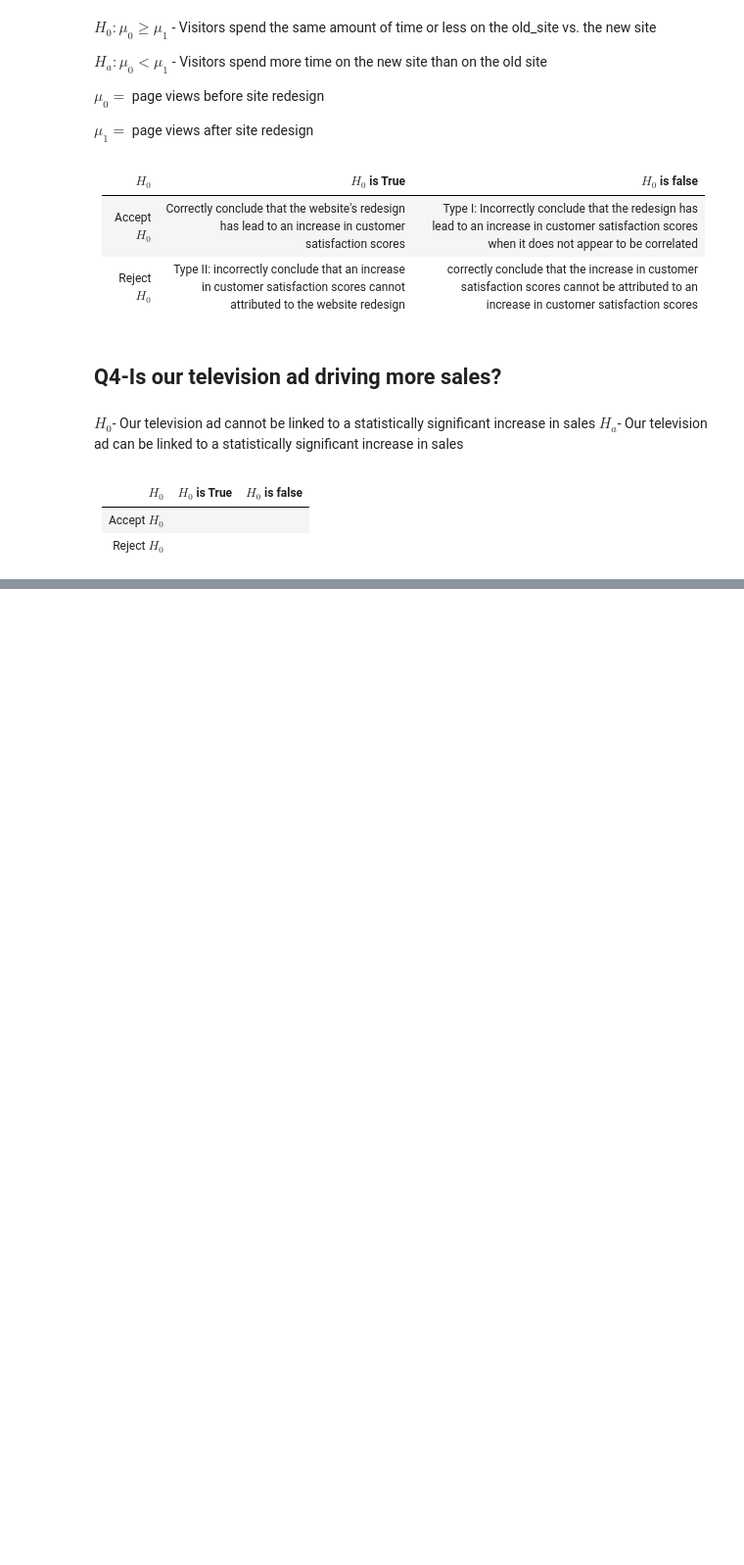
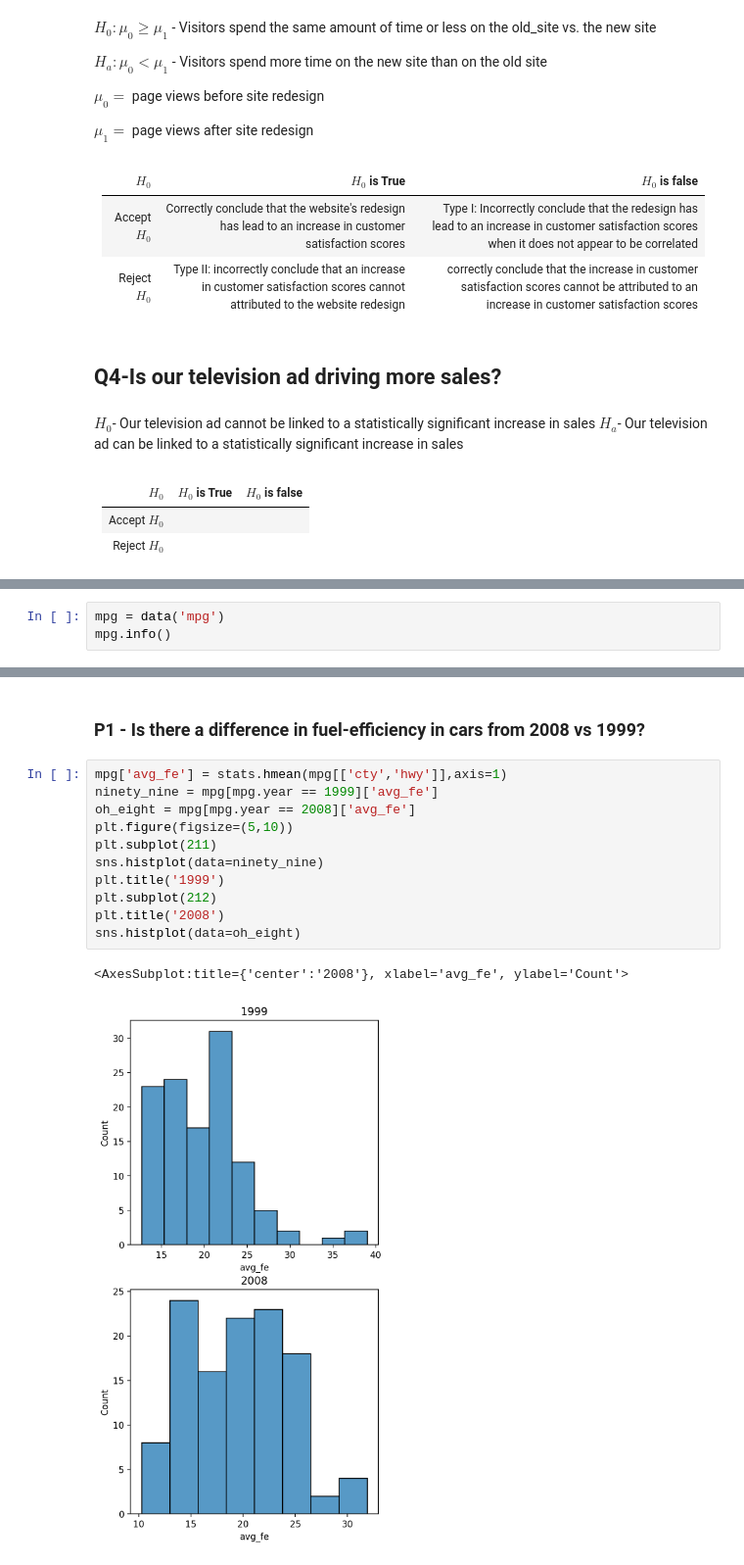
Before and after one commit to Is0metry/statistics-exercises, a Jupyter notebook: hypothesis_testing.ipynb, the cells around one changed output, grey strips where cells are left out. Shown at 98% size. Drawn from its saved outputs; the diff is of its cells as text; blank space fills up the shorter version.

```diff
--- a/hypothesis_testing.ipynb
+++ b/hypothesis_testing.ipynb
@@ -43,0 +141,3 @@ Reject $H_{0}$ | |
+# %%
+mpg = data('mpg')
+mpg.info()
@@ -43,0 +163,16 @@ Reject $H_{0}$ | |
+# %% [markdown]
+### P1 - Is there a difference in fuel-efficiency in cars from 2008 vs 1999?
+# %%
+mpg['avg_fe'] = stats.hmean(mpg[['cty','hwy']],axis=1)
+ninety_nine = mpg[mpg.year == 1999]['avg_fe']
+oh_eight = mpg[mpg.year == 2008]['avg_fe']
+plt.figure(figsize=(5,10))
+plt.subplot(211)
+sns.histplot(data=ninety_nine)
+plt.title('1999')
+plt.subplot(212)
+plt.title('2008')
+sns.histplot(data=oh_eight)
+# %% [output]
+<AxesSubplot:title={'center':'2008'}, xlabel='avg_fe', ylabel='Count'>
+[figure, added]
```
Also changed, not shown: parts of 42 cells of this notebook.
